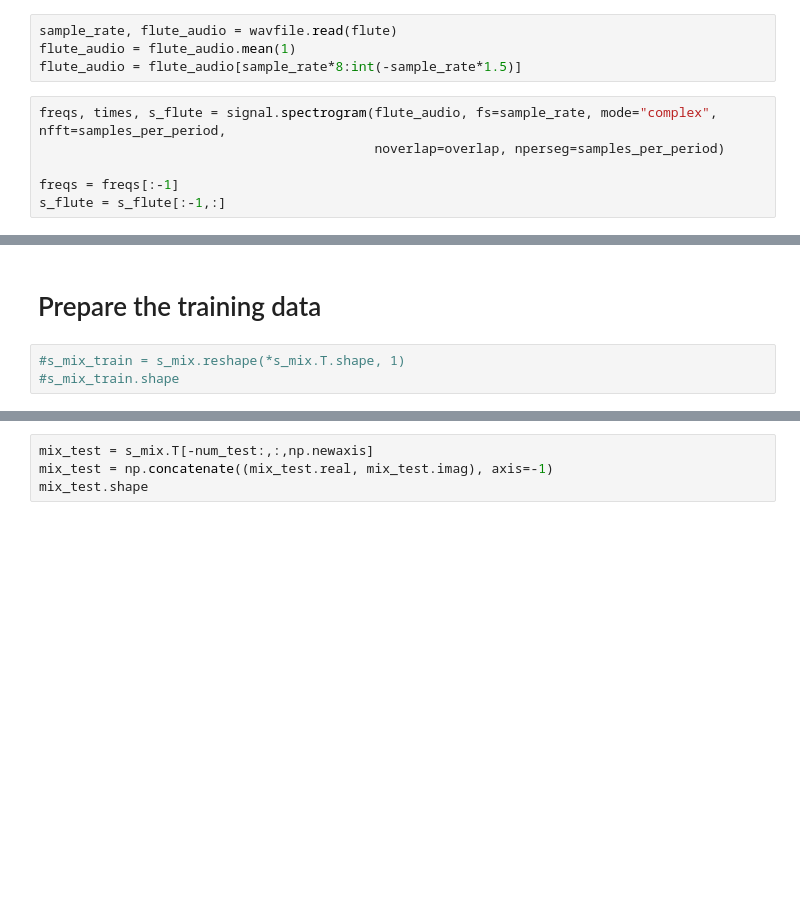
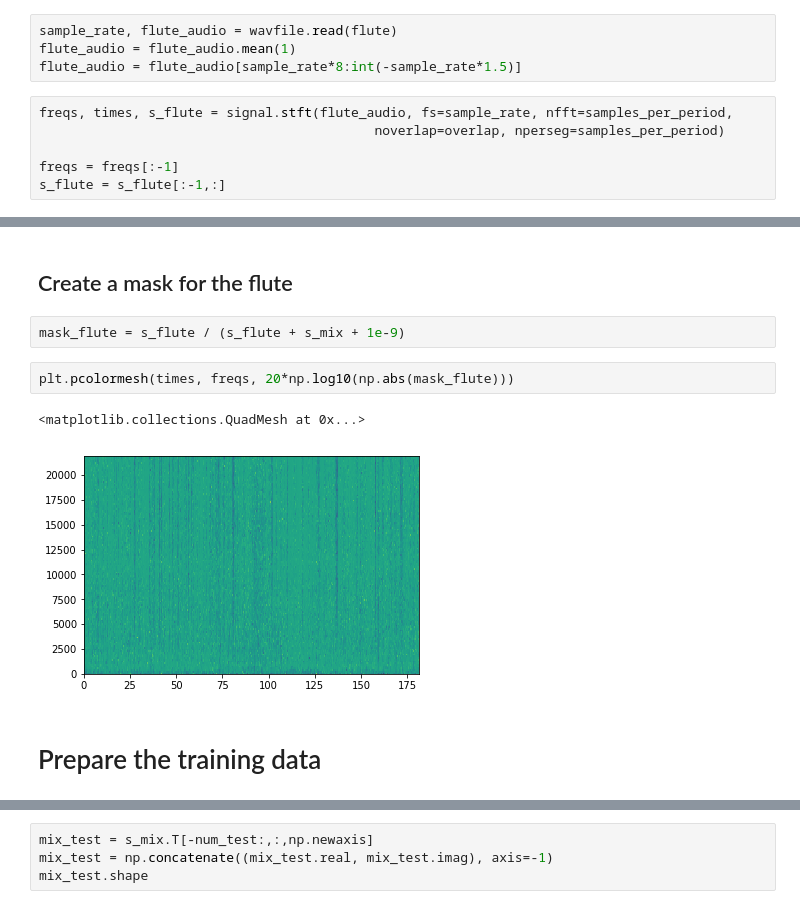
Before and after one commit to Lanno/CECS551Project, a Jupyter notebook: CNN Filter/fully conv autoencoder.ipynb, the cells around one changed output, grey strips where cells are left out. Cells and saved outputs as stored; diff of their text form; blank space fills up the shorter version.

```diff
--- a/CNN Filter/fully conv autoencoder.ipynb
+++ b/CNN Filter/fully conv autoencoder.ipynb
@@ -45,7 +45,7 @@ sample_rate, flute_audio = wavfile.read(flute)
 flute_audio = flute_audio.mean(1)
 flute_audio = flute_audio[sample_rate*8:int(-sample_rate*1.5)]
 # %%
-freqs, times, s_flute = signal.spectrogram(flute_audio, fs=sample_rate, mode="complex", nfft=samples_per_period,
+freqs, times, s_flute = signal.stft(flute_audio, fs=sample_rate, nfft=samples_per_period,
                                            noverlap=overlap, nperseg=samples_per_period)
 
 freqs = freqs[:-1]
@@ -58,8 +58,14 @@ plt.pcolormesh(times, freqs, 20*np.log10(np.abs(s_flute)))
+# %% [markdown]
+## Create a mask for the flute
+# %%
+mask_flute = s_flute / (s_flute + s_mix + 1e-9)
+# %%
+plt.pcolormesh(times, freqs, 20*np.log10(np.abs(mask_flute)))
+# %% [output]
+<matplotlib.collections.QuadMesh at 0x...>
+[figure, added]
 # %% [markdown]
 # Prepare the training data
-# %%
-#s_mix_train = s_mix.reshape(*s_mix.T.shape, 1)
-#s_mix_train.shape
 # %%
 num_test  = int((sample_rate * 10)/samples_per_period)
 num_train = s_mix.shape[1] - num_test
```
Also changed, not shown: parts of 28 cells of this notebook, 3 other files.
